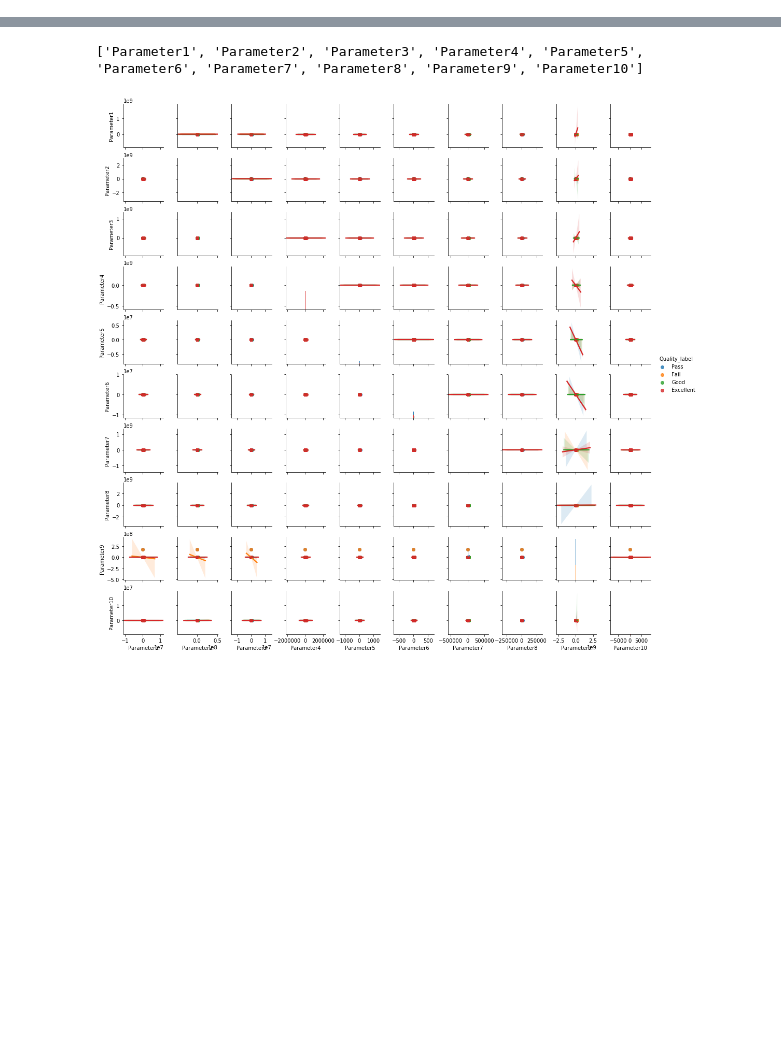
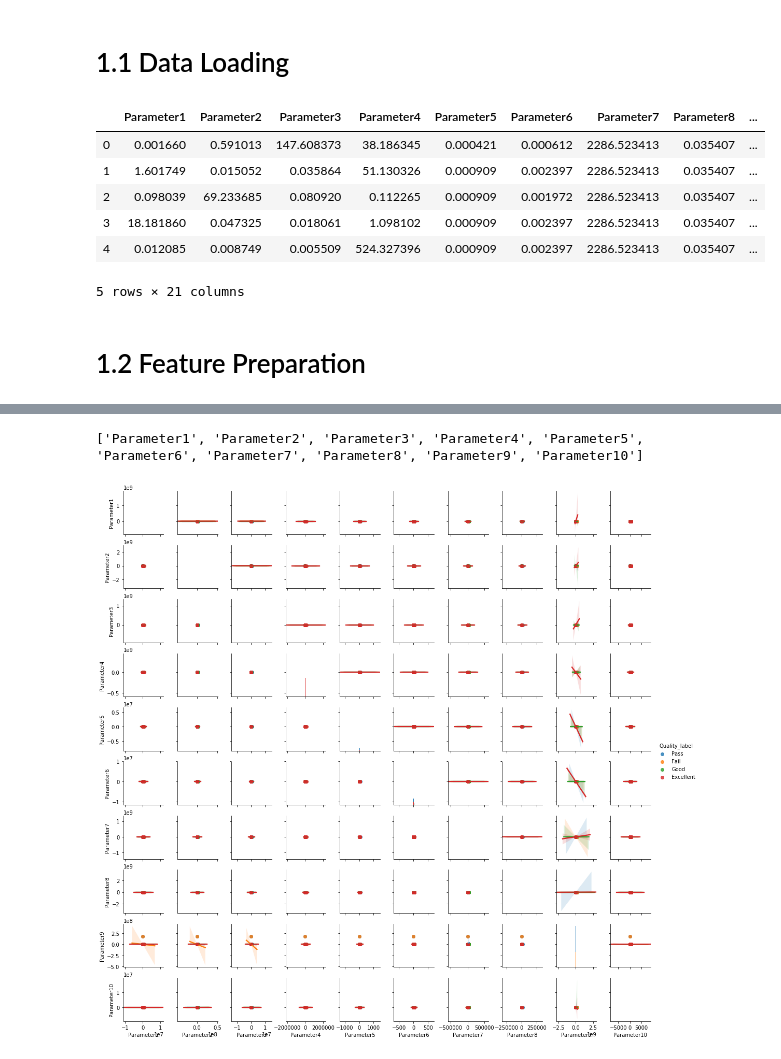
Before and after one commit to Ming-H/CoincidenceRatePrediction-, a Jupyter notebook: dataAna.ipynb, the cells around one changed output, grey strips where cells are left out. Cells and saved outputs as stored; diff of their text form; code cells hidden in the pictures; blank space fills up the shorter version.

```diff
--- a/dataAna.ipynb
+++ b/dataAna.ipynb
@@ -5,6 +5,19 @@ import numpy as np
 from sklearn.metrics import accuracy_score
 import math
 import copy as cp
+# %% [markdown]
+# 1.1 Data Loading
 # %%
 df1=pd.read_csv("../data/first_round_training_data.csv")
 df2=pd.read_csv("../data/first_round_testing_data.csv")
+df1.head()
+# %% [output]
+|  | Parameter1 | Parameter2 | Parameter3 | Parameter4 | Parameter5 | Parameter6 | Parameter7 | Parameter8 | ... |
+| 0 | 0.001660 | 0.591013 | 147.608373 | 38.186345 | 0.000421 | 0.000612 | 2286.523413 | 0.035407 | ... |
+| 1 | 1.601749 | 0.015052 | 0.035864 | 51.130326 | 0.000909 | 0.002397 | 2286.523413 | 0.035407 | ... |
+| 2 | 0.098039 | 69.233685 | 0.080920 | 0.112265 | 0.000909 | 0.001972 | 2286.523413 | 0.035407 | ... |
+| 3 | 18.181860 | 0.047325 | 0.018061 | 1.098102 | 0.000909 | 0.002397 | 2286.523413 | 0.035407 | ... |
+| 4 | 0.012085 | 0.008749 | 0.005509 | 524.327396 | 0.000909 | 0.002397 | 2286.523413 | 0.035407 | ... |
+5 rows × 21 columns
+# %% [markdown]
+# 1.2 Feature Preparation
```
Also changed, not shown: parts of 40 cells of this notebook.
